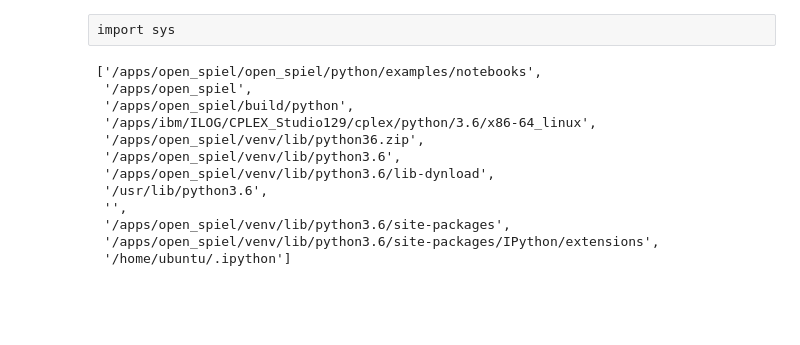
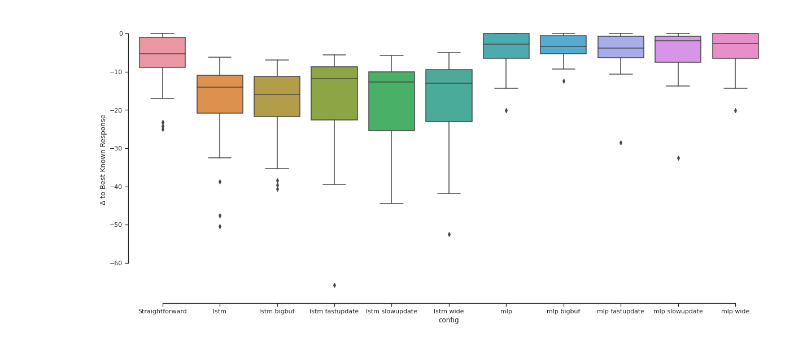
Before and after one commit to newmanne/open_spiel, a Jupyter notebook: open_spiel/python/examples/notebooks/ApproxNashConvEval.ipynb, the cells around one changed output. Cells and saved outputs as stored; diff of their text form; code cells hidden in the pictures; blank space fills up the shorter version.

```diff
--- a/open_spiel/python/examples/notebooks/ApproxNashConvEval.ipynb
+++ b/open_spiel/python/examples/notebooks/ApproxNashConvEval.ipynb
@@ -50,8 +59,0 @@ dec22_big_game_2    jan13_big
-# %%
-EXPERIMENT = 'jan13_tiny_2'
-MODEL = 'lstm_deep'
-# MODEL = 'mlp-lowlr'
-EXPERIMENT_DIR = f'/shared/outputs/{EXPERIMENT}/{MODEL}'
-GAME_CONFIG = f'{EXPERIMENT_DIR}/game.json'
-with open(GAME_CONFIG, 'r') as f:
-    PLAYERS = range(len(json.load(f)['players']))
@@ -61,32 +59,0 @@ reward_files = glob.glob(EXPERIMENT_DIR + f'/evaluations/rewards_*.pkl')
-# %%
-# 2) Group them by checkpoint name (TODO: Update for new formats without horrible re)
-pattern = re.compile(r'checkpoint_(\d+).*')
-groups = [int(re.match(pattern, os.path.basename(reward_file).split('rewards_')[1].split('.pkl')[0]).groups()[0]) for reward_file in reward_files]
-df = pd.DataFrame({'fname': reward_files, 'iteration': groups})
-records = []
-for iteration, iteration_df in df.groupby('iteration'):
-    record = dict(t=iteration)
-
-    relevant_files = iteration_df['fname'].values
-    for reward_file in relevant_files:
-
-        with open(reward_file, 'rb') as f:
-            rewards = pickle.load(f)
-
-        straightforward_agent = rewards.get('straightforward_agent')
-        if straightforward_agent is not None:
-            for player, values in rewards['rewards'].items():
-                key = f'{player}_straightforward{straightforward_agent}'
-                record[key] = np.array(values).mean()
-        else:
-            for player, values in rewards['rewards'].items():
-                br_agent = rewards['br_agent']
-                if br_agent is None:
-                    key = str(player)
-                else:
-                    key = f'{player}_{br_agent}'
-                record[key] = np.array(values).mean()
-
-    records.append(record)
-
-ev_df = pd.DataFrame.from_records(records)
@@ -133,0 +64,2 @@ show(plot)
+# %%
+master_df = get_all_frames(f'/shared/outputs/{EXPERIMENT}/')
@@ -134,3 +103,8 @@ show(plot)
+# %%
+# s = ['_mlp', '_mlp_1', '_mlp_2', '_lstm', '_lstm_1', '_lstm_2', 'Straightforward']
+compare_best_responses(master_df)
+# %% [output]
+[figure, added]
 # %%
 import matplotlib.pyplot as plt
 plt.figure(figsize=(15, 5))
@@ -166,17 +112,0 @@ import pyspiel
-# %% [raw]
-import sys
-# %%
-sys.path
-# %% [output]
-['/apps/open_spiel/open_spiel/python/examples/notebooks',
- '/apps/open_spiel',
- '/apps/open_spiel/build/python',
- '/apps/ibm/ILOG/CPLEX_Studio129/cplex/python/3.6/x86-64_linux',
- '/apps/open_spiel/venv/lib/python36.zip',
- '/apps/open_spiel/venv/lib/python3.6',
- '/apps/open_spiel/venv/lib/python3.6/lib-dynload',
- '/usr/lib/python3.6',
- '',
- '/apps/open_spiel/venv/lib/python3.6/site-packages',
- '/apps/open_spiel/venv/lib/python3.6/site-packages/IPython/extensions',
- '/home/ubuntu/.ipython']
```
Also changed, not shown: parts of 14 cells of this notebook, 26 other files.
